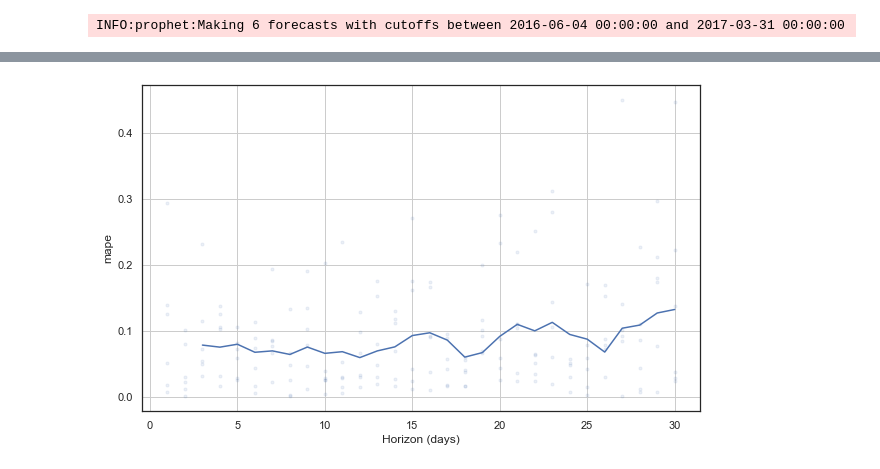
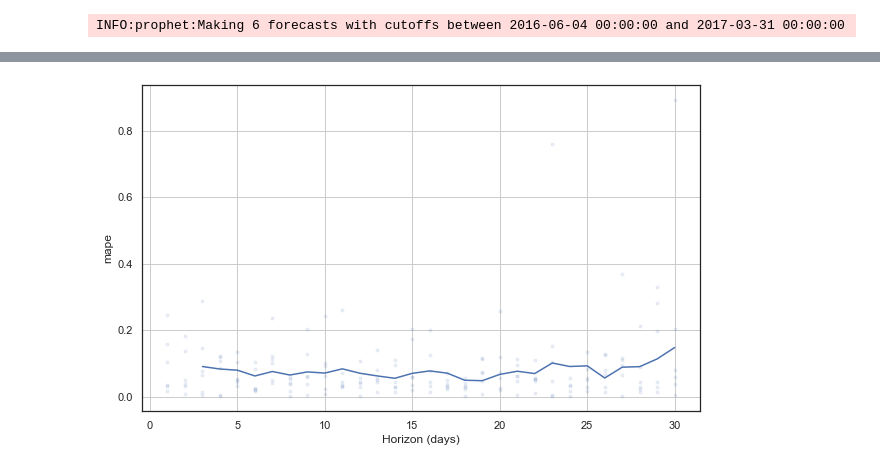
Before and after one commit to Elias-YJ/bsc-thesis, a Jupyter notebook: Reference_model.ipynb, the cells around one changed output, grey strips where cells are left out. Saved outputs shown, nothing was run; the diff lists cells and outputs as text; code cells hidden in the pictures.

```diff
--- a/Reference_model.ipynb
+++ b/Reference_model.ipynb
@@ -50,9 +50,8 @@ holidays
 # %%
-m = Prophet(changepoint_prior_scale=0.1, holidays=holidays, mcmc_samples=400)
-m.add_seasonality(name='yearly', period=365.25, fourier_order=8, prior_scale=100000)
-m.add_seasonality(name='monthly', period=30.5, fourier_order=8, prior_scale=100000)
-m.add_seasonality(
-    name='weekly', period=7, fourier_order=5, prior_scale=10000)
+m = Prophet(changepoint_prior_scale=0.1, holidays=holidays)
+m.add_seasonality(name='yearly', period=365.25, fourier_order=8, prior_scale=10)
+m.add_seasonality(name='monthly', period=30.5, fourier_order=8, prior_scale=10)
+m.add_seasonality(name='weekly', period=7, fourier_order=5, prior_scale=10)
 m.add_regressor('onpromotion')
 m.add_regressor('oil_price')
 m.add_regressor('precipitation')
@@ -86,6 +85,7 @@ future = future.groupby(by='date').agg(
 )
 future = future.loc['2015-05-01':'2017-04-30',:].reset_index()
 future = future.rename(columns={'date': 'ds', 'unit_sales': 'y'})
+future[['y', 'onpromotion']] = np.log(future[['y', 'onpromotion']])
 future
 # %% [output]
 <class 'pandas.core.frame.DataFrame'>
@@ -188,0 +186,3 @@ ax[3].set_ylim(0,800000)
+# %%
+exp_df_cv = df_cv.copy()
+exp_df_cv[['yhat', 'yhat_lower', 'yhat_upper', 'y']] = np.exp(exp_df_cv[['yhat', 'yhat_lower', 'yhat_upper', 'y']])
@@ -189,12 +211,9 @@ ax[3].set_ylim(0,800000)
 # %%
-from prophet.diagnostics import performance_metrics
+
 from prophet.plot import plot_cross_validation_metric
-df_p = performance_metrics(df_cv)
-df_p.head()
-
 with sns.axes_style('white'):
-    fig = plot_cross_validation_metric(df_cv, metric='mape')
+    fig = plot_cross_validation_metric(exp_df_cv, metric='mape')
     #ax = fig.gca()
     #ax.set_ylim(0,130000)
 # %% [output]
-[figure, old version]
+[figure, new version]
```
Also changed, not shown: parts of 8 cells of this notebook.
